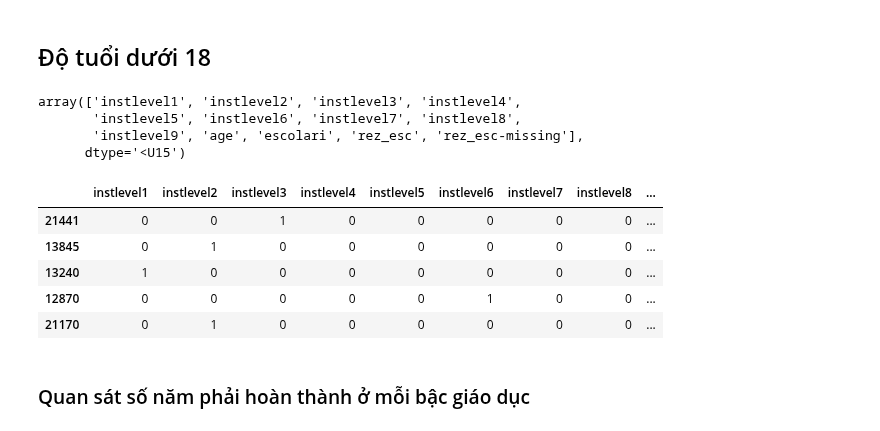
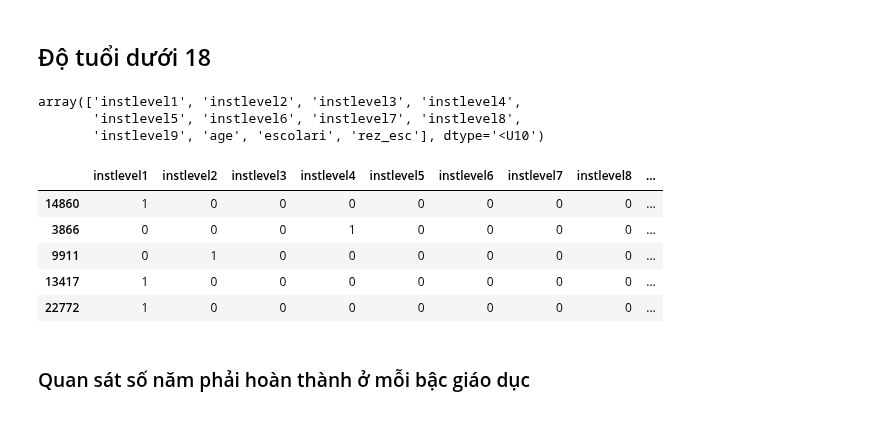
Before and after one commit to iam-Dylan/costa-rican-household, a Jupyter notebook: source/eda_DK.ipynb, the cells around one changed output. Cells and saved outputs as stored; diff of their text form; code cells hidden in the pictures.

```diff
--- a/source/eda_DK.ipynb
+++ b/source/eda_DK.ipynb
@@ -18,7 +18,7 @@ plt.rcParams['figure.dpi'] = 320 # 100 dpi hơi mờ nhé, chuẩn đăng bài F
 # %% [markdown]
 Đọc dữ liệu
 # %%
-train = pd.read_csv('../data/train_preprocessed_DK.csv')
+train = pd.read_csv('../data/train_preprocessed.csv')
 train.head()
 # %% [output]
 |  | Id | v2a1 | hacdor | rooms | hacapo | v14a | refrig | v18q | v18q1 | r4h1 | ... | ... |
@@ -31,5 +31,5 @@ train.head()
 # %%
-test = pd.read_csv('../data/test_preprocessed_DK.csv')
+test = pd.read_csv('../data/test_preprocessed.csv')
 test.head()
 # %% [output]
 |  | Id | v2a1 | hacdor | rooms | hacapo | v14a | refrig | v18q | v18q1 | r4h1 | ... | ... |
@@ -82,27 +91,23 @@ ax_pie.legend(loc='lower center', ncol=3);
 # %% [markdown]
 ## Độ tuổi dưới 18
 # %%
-# columns = np.array([col for col in all_data.columns if 'instlevel' in col])
-# columns = np.append(columns, ['age', 'escolari' ,'rez_esc', 'rez_esc-missing', 'meaneduc'])
-# columns
+columns = np.array([col for col in all_data.columns if 'instlevel' in col])
+columns = np.append(columns, ['age', 'escolari' ,'rez_esc'])
+columns
+# %% [output]
+array(['instlevel1', 'instlevel2', 'instlevel3', 'instlevel4',
+       'instlevel5', 'instlevel6', 'instlevel7', 'instlevel8',
+       'instlevel9', 'age', 'escolari', 'rez_esc'], dtype='<U10')
-# %%
-columns = np.array([col for col in all_data.columns if 'instlevel' in col])
-columns = np.append(columns, ['age', 'escolari' ,'rez_esc', 'rez_esc-missing'])
-columns
-# %% [output]
-array(['instlevel1', 'instlevel2', 'instlevel3', 'instlevel4',
-       'instlevel5', 'instlevel6', 'instlevel7', 'instlevel8',
-       'instlevel9', 'age', 'escolari', 'rez_esc', 'rez_esc-missing'],
-      dtype='<U15')
 # %%
-under_18 = all_data[all_data['age'] < 18][columns].copy()
+under_18 = all_data[all_data['age'] <= 18][columns].copy()
+under_18.rez_esc = under_18.rez_esc.astype(int)
 under_18.sample(5)
 # %% [output]
 |  | instlevel1 | instlevel2 | instlevel3 | instlevel4 | instlevel5 | instlevel6 | instlevel7 | instlevel8 | ... |
-| 21441 | 0 | 0 | 1 | 0 | 0 | 0 | 0 | 0 | ... |
-| 13845 | 0 | 1 | 0 | 0 | 0 | 0 | 0 | 0 | ... |
-| 13240 | 1 | 0 | 0 | 0 | 0 | 0 | 0 | 0 | ... |
-| 12870 | 0 | 0 | 0 | 0 | 0 | 1 | 0 | 0 | ... |
-| 21170 | 0 | 1 | 0 | 0 | 0 | 0 | 0 | 0 | ... |
+| 14860 | 1 | 0 | 0 | 0 | 0 | 0 | 0 | 0 | ... |
+| 3866 | 0 | 0 | 0 | 1 | 0 | 0 | 0 | 0 | ... |
+| 9911 | 0 | 1 | 0 | 0 | 0 | 0 | 0 | 0 | ... |
+| 13417 | 1 | 0 | 0 | 0 | 0 | 0 | 0 | 0 | ... |
+| 22772 | 1 | 0 | 0 | 0 | 0 | 0 | 0 | 0 | ... |
 # %% [markdown]
 ### Quan sát số năm phải hoàn thành ở mỗi bậc giáo dục
```
Also changed, not shown: parts of 13 cells of this notebook.
